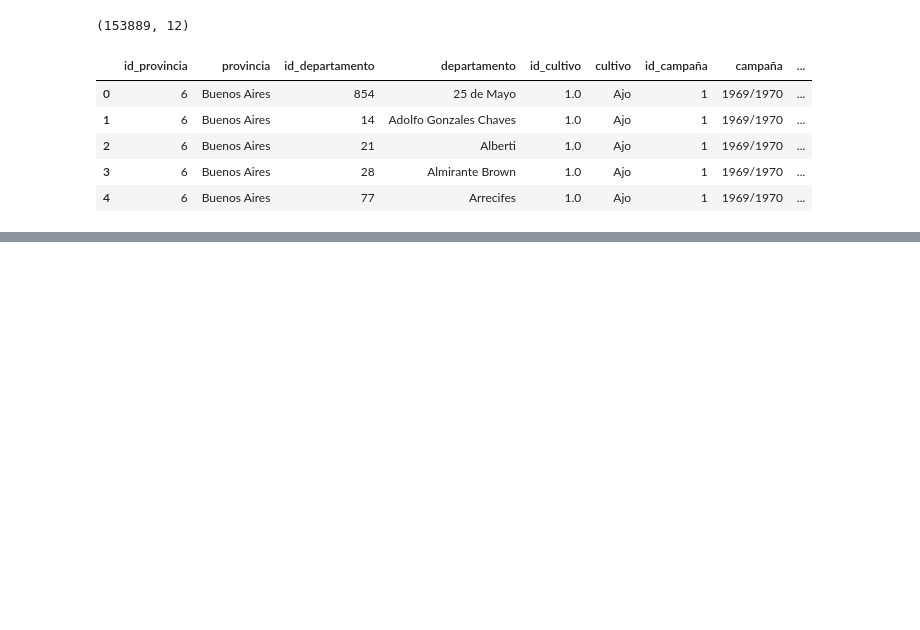
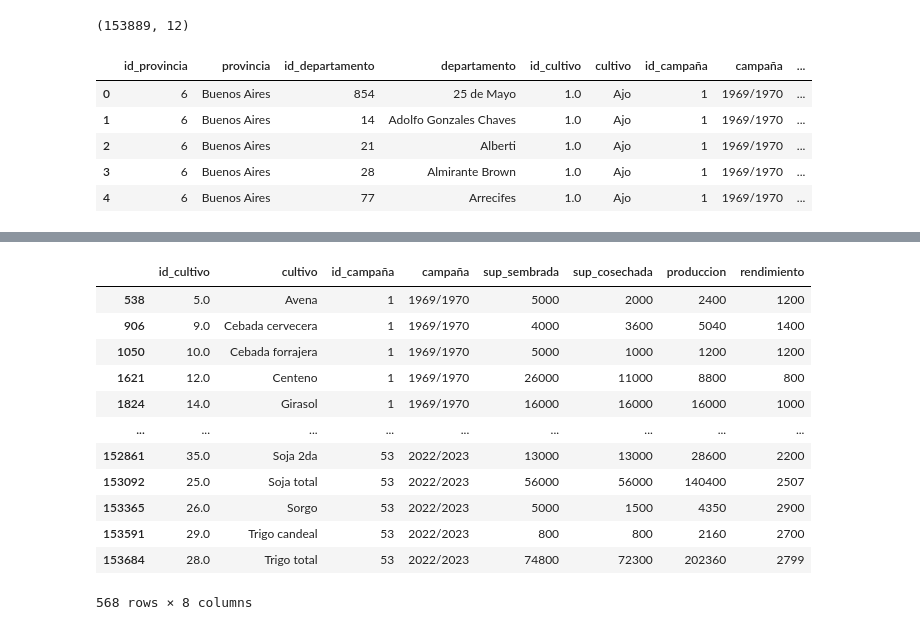
Before and after one commit to matublaq/CampoProject, a Jupyter notebook: first.ipynb, the cells around one changed output, grey strips where cells are left out. Saved outputs shown, nothing was run; the diff lists cells and outputs as text; code cells hidden in the pictures; blank space fills up the shorter version.

```diff
--- a/first.ipynb
+++ b/first.ipynb
@@ -38,0 +55,18 @@ Name: count, dtype: int64
+# %%
+Guamini = df[df['departamento'] == 'Guamini']
+Guamini = Guamini.drop(['id_provincia', 'provincia', 'id_departamento', 'departamento'], axis=1)
+Guamini
+# %% [output]
+|  | id_cultivo | cultivo | id_campaña | campaña | sup_sembrada | sup_cosechada | produccion | rendimiento |
+| 538 | 5.0 | Avena | 1 | 1969/1970 | 5000 | 2000 | 2400 | 1200 |
+| 906 | 9.0 | Cebada cervecera | 1 | 1969/1970 | 4000 | 3600 | 5040 | 1400 |
+| 1050 | 10.0 | Cebada forrajera | 1 | 1969/1970 | 5000 | 1000 | 1200 | 1200 |
+| 1621 | 12.0 | Centeno | 1 | 1969/1970 | 26000 | 11000 | 8800 | 800 |
+| 1824 | 14.0 | Girasol | 1 | 1969/1970 | 16000 | 16000 | 16000 | 1000 |
+| ... | ... | ... | ... | ... | ... | ... | ... | ... |
+| 152861 | 35.0 | Soja 2da | 53 | 2022/2023 | 13000 | 13000 | 28600 | 2200 |
+| 153092 | 25.0 | Soja total | 53 | 2022/2023 | 56000 | 56000 | 140400 | 2507 |
+| 153365 | 26.0 | Sorgo | 53 | 2022/2023 | 5000 | 1500 | 4350 | 2900 |
+| 153591 | 29.0 | Trigo candeal | 53 | 2022/2023 | 800 | 800 | 2160 | 2700 |
+| 153684 | 28.0 | Trigo total | 53 | 2022/2023 | 74800 | 72300 | 202360 | 2799 |
+568 rows × 8 columns
```
Also changed, not shown: parts of 10 cells of this notebook.
